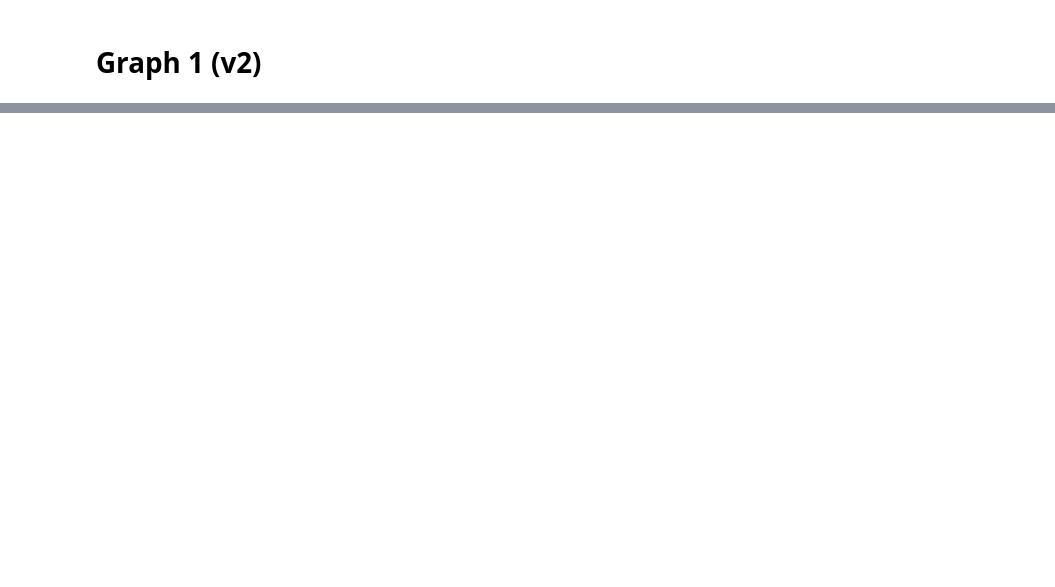
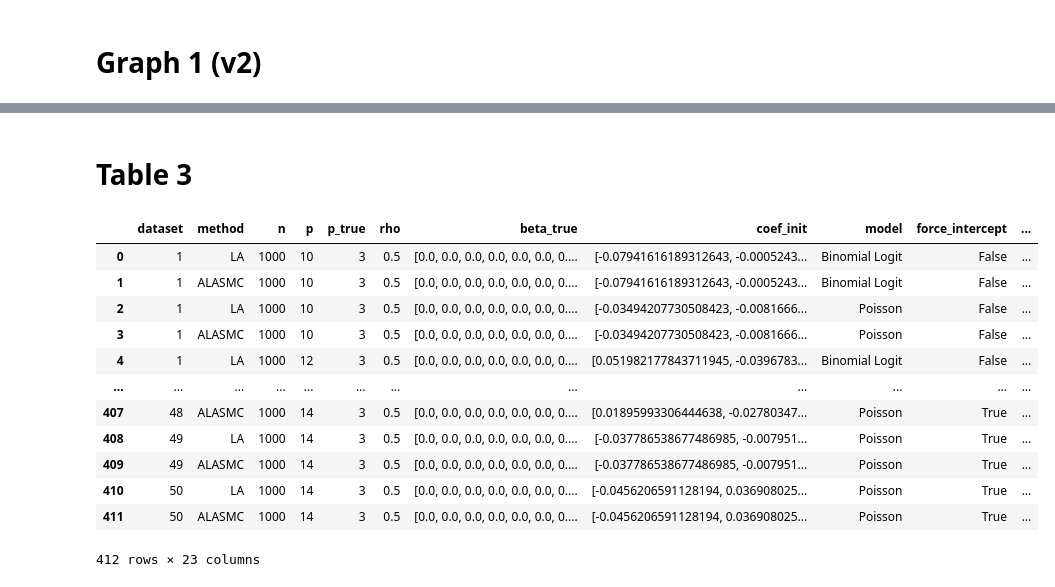
Before and after one commit to antotocar34/masters_project, a Jupyter notebook: experiments/Untitled.ipynb, the cells around one changed output, grey strips where cells are left out. Saved outputs shown, nothing was run; the diff lists cells and outputs as text; code cells hidden in the pictures; blank space fills up the shorter version.

```diff
--- a/experiments/Untitled.ipynb
+++ b/experiments/Untitled.ipynb
@@ -95,0 +189,5 @@ plt.show()
+# %%
+with open('results/experiment2.json', 'r') as file:
+        experiment2 = json.load(file)
+p_part = [(d.get('n'), d.get('p'), d.get('coef_init'), d.get('model')) in param_grid_p_flex for d in experiment2]
+n_part = [(d.get('n'), d.get('p'), d.get('coef_init'), d.get('model')) in param_grid_n_flex for d in experiment2]
@@ -95,0 +236,5 @@ plt.show()
+# %%
+with open('results/experiment2.json', 'r') as file:
+        experiment2 = json.load(file)
+p_part = [(d.get('n'), d.get('p'), d.get('coef_init'), d.get('model')) in param_grid_p_flex for d in experiment2]
+df_p_flex = pd.DataFrame(experiment2)[p_part]
@@ -95,0 +275,26 @@ plt.show()
+# %% [markdown]
+# Table 3
+# %%
+with open('results/experiment3_new.json', 'r') as file:
+        experiment3 = json.load(file)
+experiment3_df = pd.DataFrame(experiment3)
+
+with open('results/experiment3_12_14_new.json', 'r') as file:
+        experiment3_add = json.load(file)
+experiment3_add_df = pd.DataFrame(experiment3_add)
+# %%
+experiment3_df
+# %% [output]
+|  | dataset | method | n | p | p_true | rho | beta_true | coef_init | model | force_intercept | ... |
+| 0 | 1 | LA | 1000 | 10 | 3 | 0.5 | [0.0, 0.0, 0.0, 0.0, 0.0, 0.0, 0.... | [-0.07941616189312643, -0.0005243... | Binomial Logit | False | ... |
+| 1 | 1 | ALASMC | 1000 | 10 | 3 | 0.5 | [0.0, 0.0, 0.0, 0.0, 0.0, 0.0, 0.... | [-0.07941616189312643, -0.0005243... | Binomial Logit | False | ... |
+| 2 | 1 | LA | 1000 | 10 | 3 | 0.5 | [0.0, 0.0, 0.0, 0.0, 0.0, 0.0, 0.... | [-0.03494207730508423, -0.0081666... | Poisson | False | ... |
+| 3 | 1 | ALASMC | 1000 | 10 | 3 | 0.5 | [0.0, 0.0, 0.0, 0.0, 0.0, 0.0, 0.... | [-0.03494207730508423, -0.0081666... | Poisson | False | ... |
+| 4 | 1 | LA | 1000 | 12 | 3 | 0.5 | [0.0, 0.0, 0.0, 0.0, 0.0, 0.0, 0.... | [0.051982177843711945, -0.0396783... | Binomial Logit | False | ... |
+| ... | ... | ... | ... | ... | ... | ... | ... | ... | ... | ... | ... |
+| 407 | 48 | ALASMC | 1000 | 14 | 3 | 0.5 | [0.0, 0.0, 0.0, 0.0, 0.0, 0.0, 0.... | [0.01895993306444638, -0.02780347... | Poisson | True | ... |
+| 408 | 49 | LA | 1000 | 14 | 3 | 0.5 | [0.0, 0.0, 0.0, 0.0, 0.0, 0.0, 0.... | [-0.037786538677486985, -0.007951... | Poisson | True | ... |
+| 409 | 49 | ALASMC | 1000 | 14 | 3 | 0.5 | [0.0, 0.0, 0.0, 0.0, 0.0, 0.0, 0.... | [-0.037786538677486985, -0.007951... | Poisson | True | ... |
+| 410 | 50 | LA | 1000 | 14 | 3 | 0.5 | [0.0, 0.0, 0.0, 0.0, 0.0, 0.0, 0.... | [-0.0456206591128194, 0.036908025... | Poisson | True | ... |
+| 411 | 50 | ALASMC | 1000 | 14 | 3 | 0.5 | [0.0, 0.0, 0.0, 0.0, 0.0, 0.0, 0.... | [-0.0456206591128194, 0.036908025... | Poisson | True | ... |
+412 rows × 23 columns
```
Also changed, not shown: parts of 28 cells of this notebook, 5 other files.
